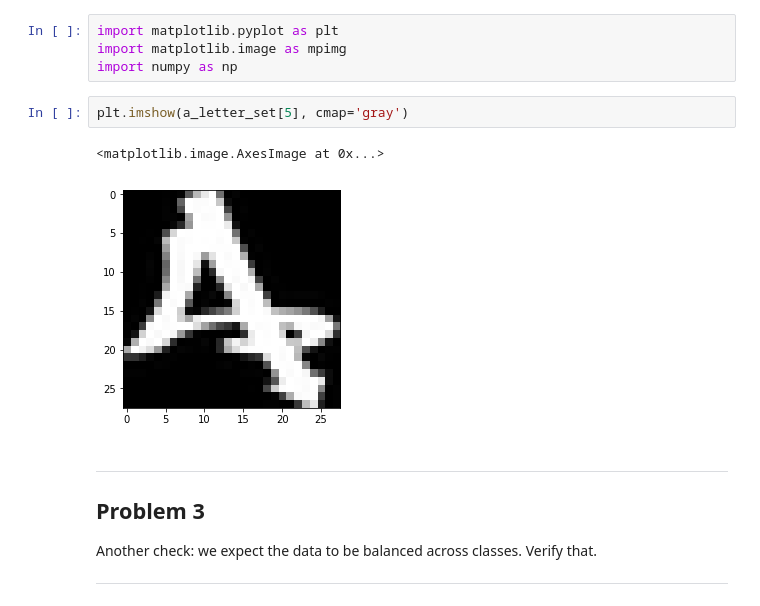
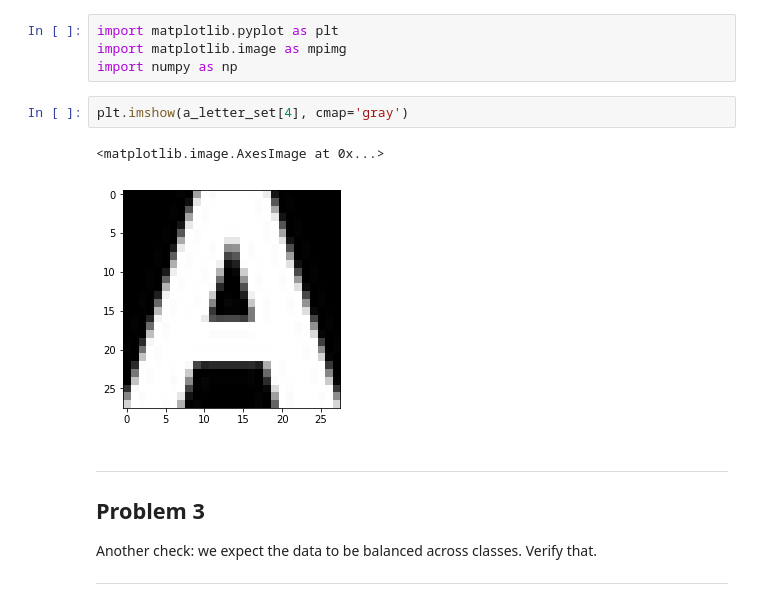
Before and after one commit to mariusfeteanu/udacity-deep-learning, a Jupyter notebook: src/notebook/01/21/1_notmnist.ipynb, the cells around one changed output. Drawn from its saved outputs; the diff is of its cells as text.

```diff
--- a/src/notebook/01/21/1_notmnist.ipynb
+++ b/src/notebook/01/21/1_notmnist.ipynb
@@ -212,10 +209,10 @@ import matplotlib.pyplot as plt
 import matplotlib.image as mpimg
 import numpy as np
 # %%
-plt.imshow(a_letter_set[5], cmap='gray')
+plt.imshow(a_letter_set[4], cmap='gray')
 # %% [output]
 <matplotlib.image.AxesImage at 0x...>
-[figure, old version]
+[figure, new version]
 # %% [markdown]
 
 ---
```
Also changed, not shown: parts of 13 cells of this notebook.
